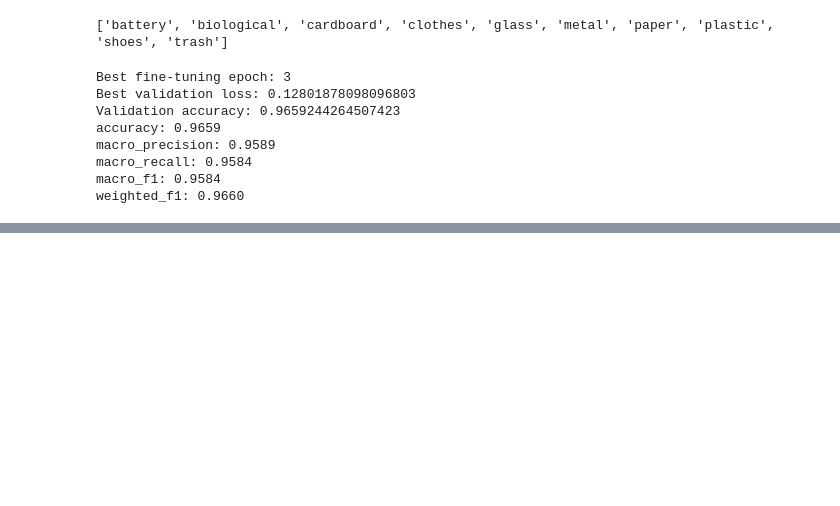
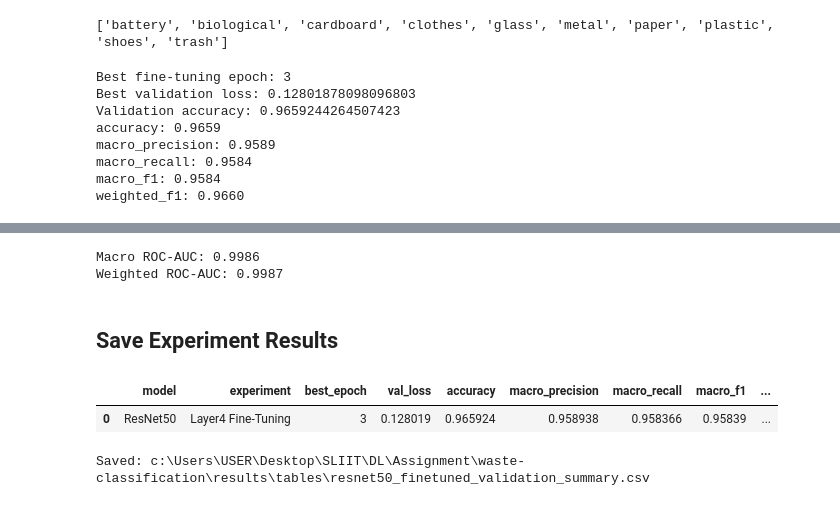
Before and after one commit to Master-GB/waste-classification, a Jupyter notebook: notebooks/06_resnet50_finetuning.ipynb, the cells around one changed output, grey strips where cells are left out. Drawn from its saved outputs; the diff is of its cells as text; code cells hidden in the pictures; blank space fills up the shorter version.

```diff
--- a/notebooks/06_resnet50_finetuning.ipynb
+++ b/notebooks/06_resnet50_finetuning.ipynb
@@ -242,0 +319,76 @@ weighted_f1: 0.9660
+# %%
+from sklearn.metrics import roc_auc_score
+from sklearn.preprocessing import label_binarize
+
+y_true_binary = label_binarize(
+    y_true,
+    classes=range(len(class_names)),
+)
+
+macro_roc_auc = roc_auc_score(
+    y_true_binary,
+    y_prob,
+    average="macro",
+    multi_class="ovr",
+)
+
+weighted_roc_auc = roc_auc_score(
+    y_true_binary,
+    y_prob,
+    average="weighted",
+    multi_class="ovr",
+)
+
+print(
+    f"Macro ROC-AUC: {macro_roc_auc:.4f}"
+)
+
+print(
+    f"Weighted ROC-AUC: {weighted_roc_auc:.4f}"
+)
+# %% [output]
+Macro ROC-AUC: 0.9986
+Weighted ROC-AUC: 0.9987
+# %% [markdown]
+## Save Experiment Results
+# %%
+import pandas as pd
+
+results_dir = PROJECT_ROOT / "results" / "tables"
+results_dir.mkdir(parents=True, exist_ok=True)
+
+experiment_results = {
+    "model": "ResNet50",
+    "experiment": "Layer4 Fine-Tuning",
+    "best_epoch": checkpoint["epoch"],
+    "val_loss": checkpoint["val_loss"],
+    "accuracy": metrics["accuracy"],
+    "macro_precision": metrics["macro_precision"],
+    "macro_recall": metrics["macro_recall"],
+    "macro_f1": metrics["macro_f1"],
+    "weighted_f1": metrics["weighted_f1"],
+    "macro_roc_auc": macro_roc_auc,
+    "weighted_roc_auc": weighted_roc_auc,
+}
+
+results_df = pd.DataFrame(
+    [experiment_results]
+)
+
+results_path = (
+    results_dir
+    / "resnet50_finetuned_validation_summary.csv"
+)
+
+results_df.to_csv(
+    results_path,
+    index=False,
+)
+
+display(results_df)
+
+print("Saved:", results_path)
+# %% [output]
+|  | model | experiment | best_epoch | val_loss | accuracy | macro_precision | macro_recall | macro_f1 | ... |
+| 0 | ResNet50 | Layer4 Fine-Tuning | 3 | 0.128019 | 0.965924 | 0.958938 | 0.958366 | 0.95839 | ... |
+Saved: c:\Users\USER\Desktop\SLIIT\DL\Assignment\waste-classification\results\tables\resnet50_finetuned_validation_summary.csv
```
Also changed, not shown: parts of 8 cells of this notebook, 2 other files.
